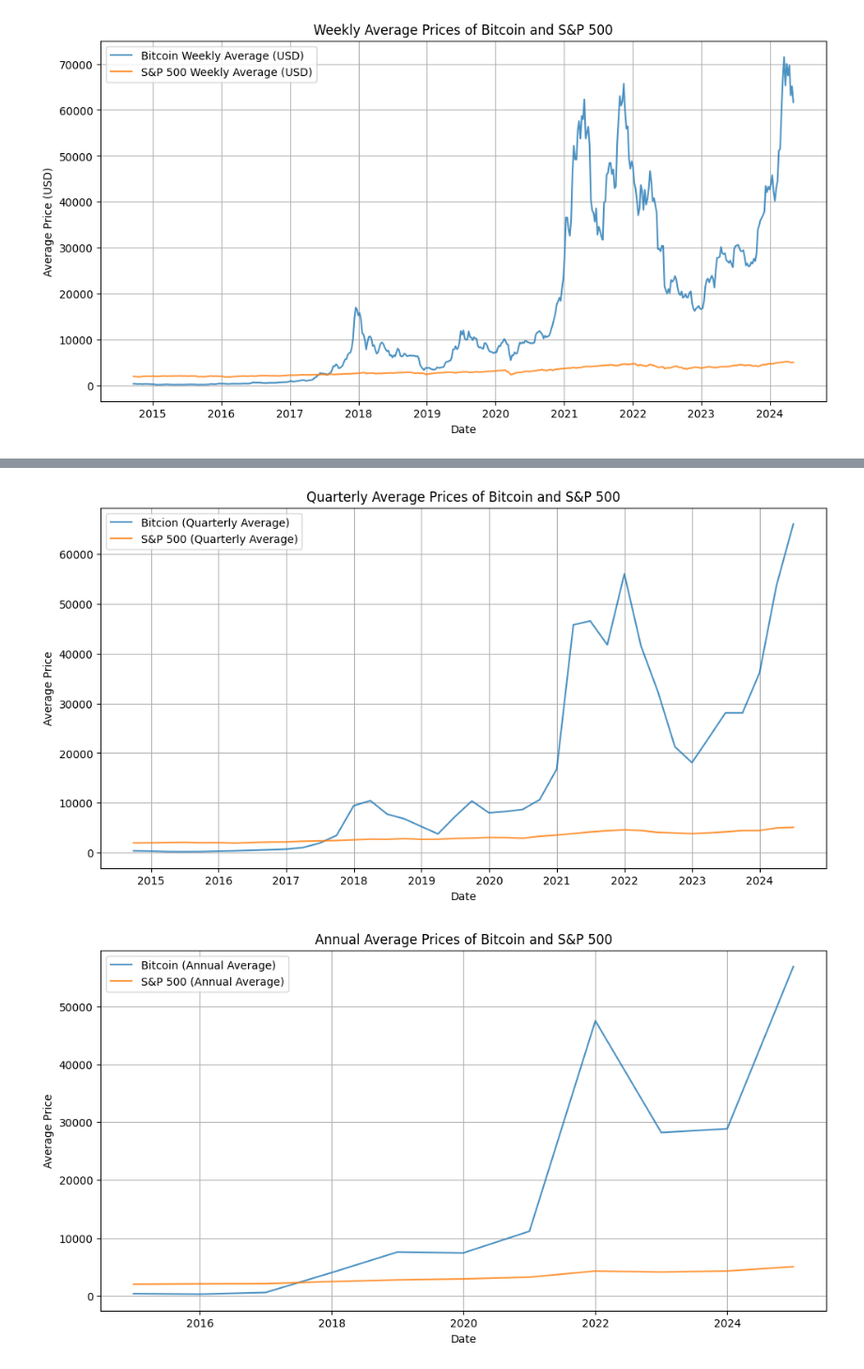
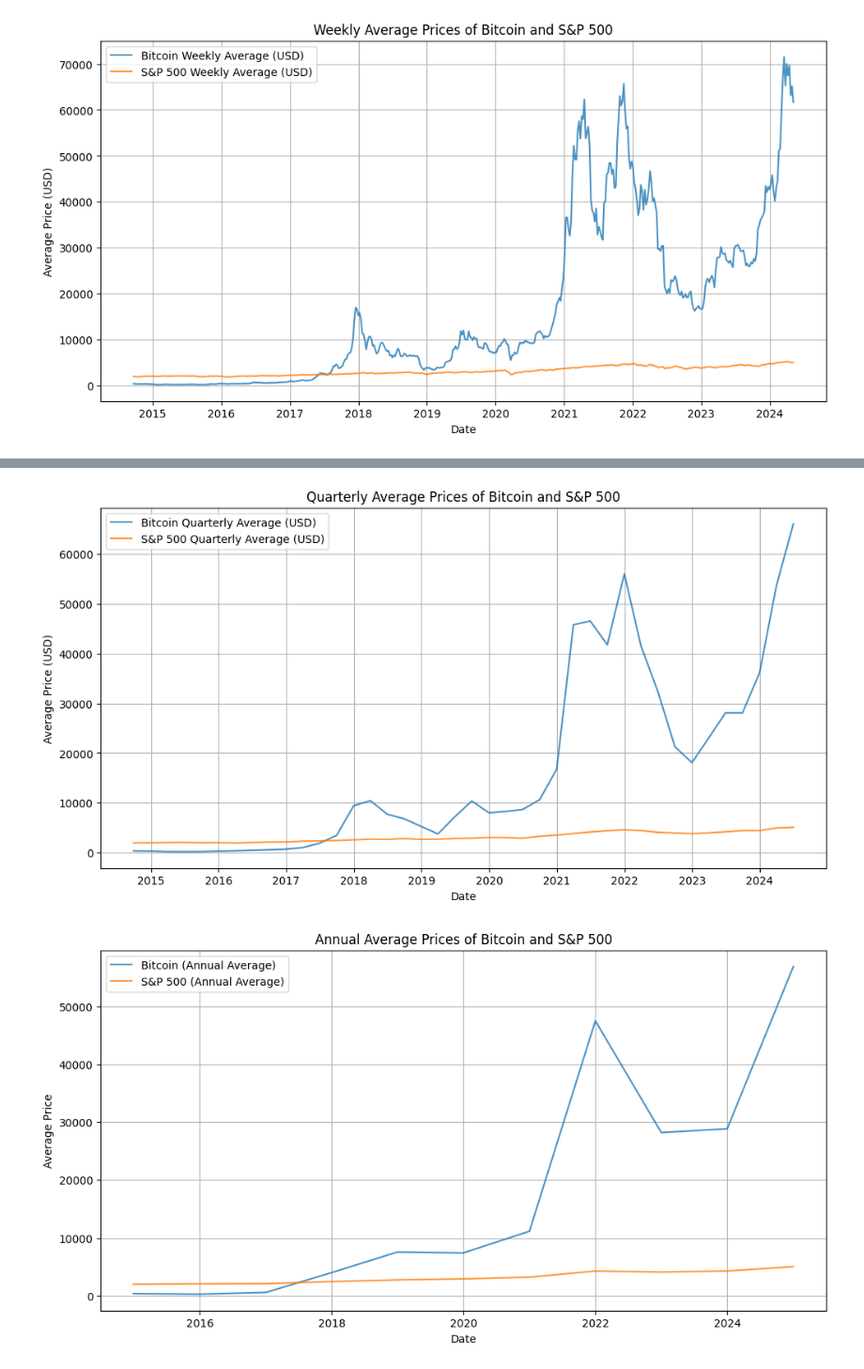
Before and after one commit to AngelDHackerman/BTC-ETH_Data_Analysis, a Jupyter notebook: 4_Temporal_Analysis.ipynb, the cells around one changed output, grey strips where cells are left out. Shown at 94% size. Drawn from its saved outputs; the diff is of its cells as text; code cells hidden in the pictures.

```diff
--- a/4_Temporal_Analysis.ipynb
+++ b/4_Temporal_Analysis.ipynb
@@ -142,16 +132,17 @@ plt.show()
 # %%
 # Quarterly trend
-plt.figure(figsize=(12, 6))
-plt.plot(quarterly_data.index, quarterly_data['BTC_Price'], label='Bitcion (Quarterly Average)', alpha=0.8)
-plt.plot(quarterly_data.index, quarterly_data['SP500_Price'], label='S&P 500 (Quarterly Average)', alpha=0.8)
-plt.title('Quarterly Average Prices of Bitcoin and S&P 500')
-plt.xlabel('Date')
-plt.ylabel('Average Price')
-plt.legend()
-plt.grid(True)
-plt.show()
+
+plt_btc_sp500(
+  data= quarterly_data,
+  y_column_btc='BTC_Price',
+  y_column_sp500='SP500_Price',
+  label_btc='Bitcoin Quarterly Average (USD)',
+  label_sp500='S&P 500 Quarterly Average (USD)',
+  title='Quarterly Average Prices of Bitcoin and S&P 500',
+  ylabel='Average Price (USD)'
+)
 # %% [output]
-[figure, old version]
+[figure, new version]
 # %%
 # Annual Trend
 plt.figure(figsize=(12, 6))
```
Also changed, not shown: parts of 2 cells of this notebook.
